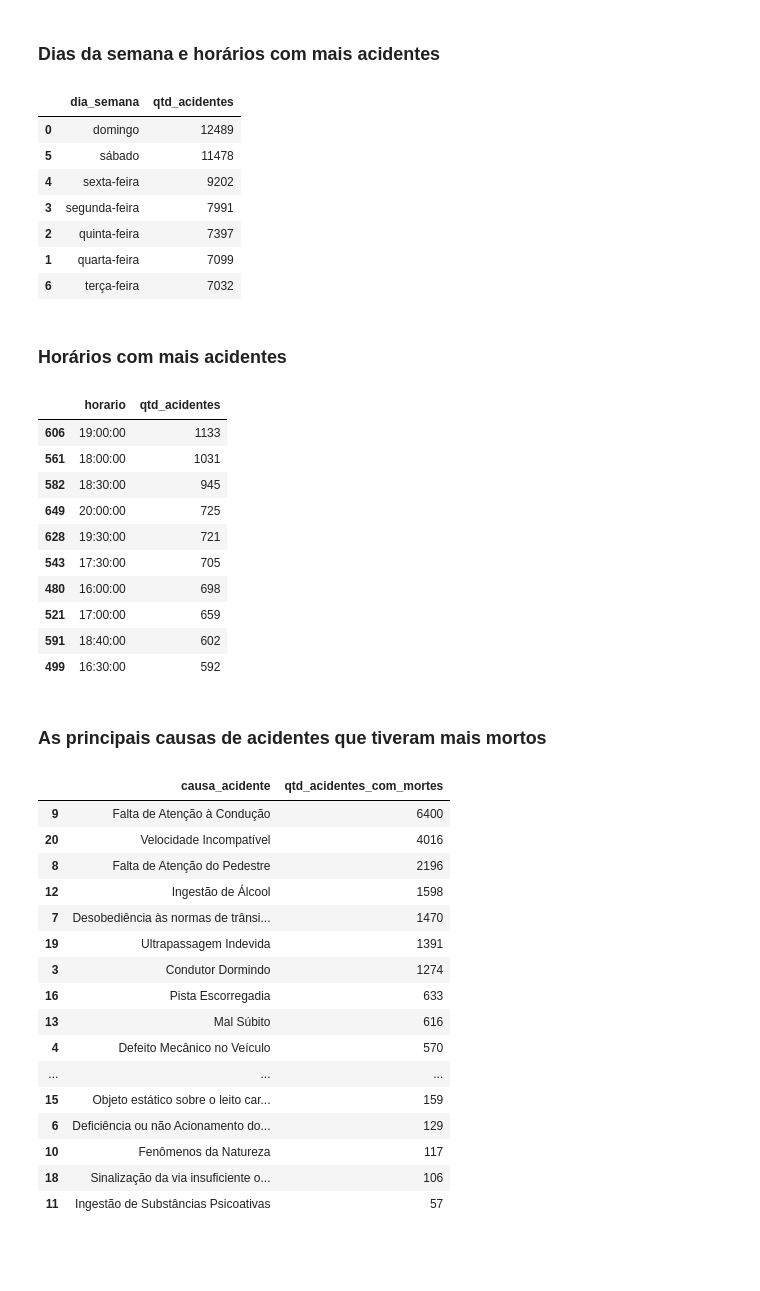
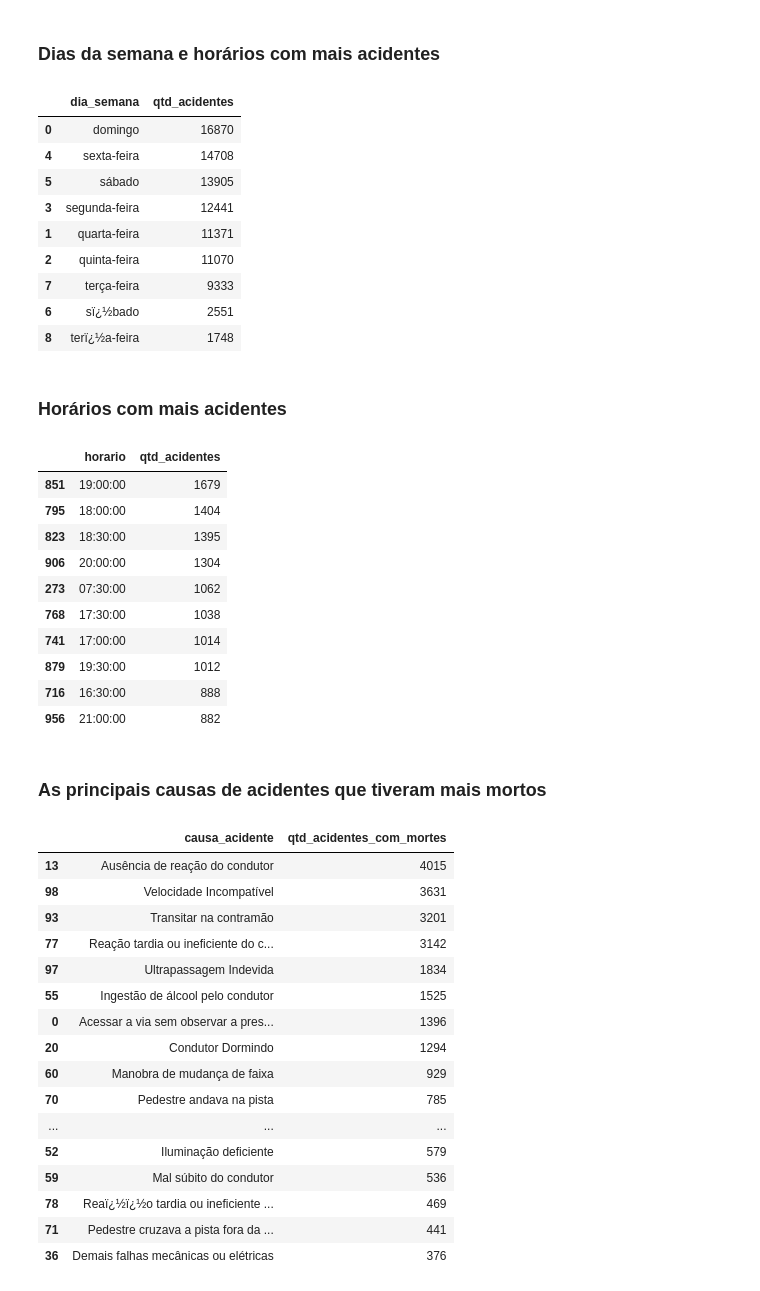
Before and after one commit to wallace0003/project_data_prf_gov, a Jupyter notebook: notebooks/eda.ipynb, the cells around one changed output. Cells and saved outputs as stored; diff of their text form; code cells hidden in the pictures; blank space fills up the shorter version.

```diff
--- a/notebooks/eda.ipynb
+++ b/notebooks/eda.ipynb
@@ -2,11 +2,12 @@
 import os
 import pandas as pd
 import sys
+import matplotlib.pyplot as plt
 PROJECT_ROOT = os.path.abspath("..")
 sys.path.insert(0, PROJECT_ROOT)
 from script.csvs_to_sql import detect_delimiter
 CSV_PATH = "../data_acidentes_prf/"
-year = "2017"
+year = "2025"
 # %%
 def files_per_year(year:str|int) -> list[str]:
     year = str(year)
@@ -94,13 +95,15 @@ except KeyError as e:
 days_of_the_week_with_the_most_accidents
 # %% [output]
 |  | dia_semana | qtd_acidentes |
-| 0 | domingo | 12489 |
-| 5 | sábado | 11478 |
-| 4 | sexta-feira | 9202 |
-| 3 | segunda-feira | 7991 |
-| 2 | quinta-feira | 7397 |
-| 1 | quarta-feira | 7099 |
-| 6 | terça-feira | 7032 |
+| 0 | domingo | 16870 |
+| 4 | sexta-feira | 14708 |
+| 5 | sábado | 13905 |
+| 3 | segunda-feira | 12441 |
+| 1 | quarta-feira | 11371 |
+| 2 | quinta-feira | 11070 |
+| 7 | terça-feira | 9333 |
+| 6 | sï¿½bado | 2551 |
+| 8 | terï¿½a-feira | 1748 |
 # %% [markdown]
 ### Horários com mais acidentes
 # %%
@@ -117,42 +120,42 @@ except KeyError as e:
 time_with_the_most_serious_accidents
 # %% [output]
 |  | horario | qtd_acidentes |
-| 606 | 19:00:00 | 1133 |
-| 561 | 18:00:00 | 1031 |
-| 582 | 18:30:00 | 945 |
-| 649 | 20:00:00 | 725 |
-| 628 | 19:30:00 | 721 |
-| 543 | 17:30:00 | 705 |
-| 480 | 16:00:00 | 698 |
-| 521 | 17:00:00 | 659 |
-| 591 | 18:40:00 | 602 |
-| 499 | 16:30:00 | 592 |
+| 851 | 19:00:00 | 1679 |
+| 795 | 18:00:00 | 1404 |
+| 823 | 18:30:00 | 1395 |
+| 906 | 20:00:00 | 1304 |
+| 273 | 07:30:00 | 1062 |
+| 768 | 17:30:00 | 1038 |
+| 741 | 17:00:00 | 1014 |
+| 879 | 19:30:00 | 1012 |
+| 716 | 16:30:00 | 888 |
+| 956 | 21:00:00 | 882 |
 # %% [markdown]
 ### As principais causas de acidentes que tiveram mais mortos
 # %%
 main_cause = (
     df.query("mortos > 0")
       .groupby("causa_acidente", as_index=False)
       .size()
       .rename(columns={"size": "qtd_acidentes_com_mortes"})
       .sort_values("qtd_acidentes_com_mortes", ascending=False)
-)
+).head(20)
 main_cause
 # %% [output]
 |  | causa_acidente | qtd_acidentes_com_mortes |
-| 9 | Falta de Atenção à Condução | 6400 |
-| 20 | Velocidade Incompatível | 4016 |
-| 8 | Falta de Atenção do Pedestre | 2196 |
-| 12 | Ingestão de Álcool | 1598 |
-| 7 | Desobediência às normas de trânsi... | 1470 |
-| 19 | Ultrapassagem Indevida | 1391 |
-| 3 | Condutor Dormindo | 1274 |
-| 16 | Pista Escorregadia | 633 |
-| 13 | Mal Súbito | 616 |
-| 4 | Defeito Mecânico no Veículo | 570 |
+| 13 | Ausência de reação do condutor | 4015 |
+| 98 | Velocidade Incompatível | 3631 |
+| 93 | Transitar na contramão | 3201 |
+| 77 | Reação tardia ou ineficiente do c... | 3142 |
+| 97 | Ultrapassagem Indevida | 1834 |
+| 55 | Ingestão de álcool pelo condutor | 1525 |
+| 0 | Acessar a via sem observar a pres... | 1396 |
+| 20 | Condutor Dormindo | 1294 |
+| 60 | Manobra de mudança de faixa | 929 |
+| 70 | Pedestre andava na pista | 785 |
 | ... | ... | ... |
-| 15 | Objeto estático sobre o leito car... | 159 |
-| 6 | Deficiência ou não Acionamento do... | 129 |
-| 10 | Fenômenos da Natureza | 117 |
-| 18 | Sinalização da via insuficiente o... | 106 |
-| 11 | Ingestão de Substâncias Psicoativas | 57 |
+| 52 | Iluminação deficiente | 579 |
+| 59 | Mal súbito do condutor | 536 |
+| 78 | Reaï¿½ï¿½o tardia ou ineficiente ... | 469 |
+| 71 | Pedestre cruzava a pista fora da ... | 441 |
+| 36 | Demais falhas mecânicas ou elétricas | 376 |
```
Also changed, not shown: parts of 5 cells of this notebook, 2 other files.
